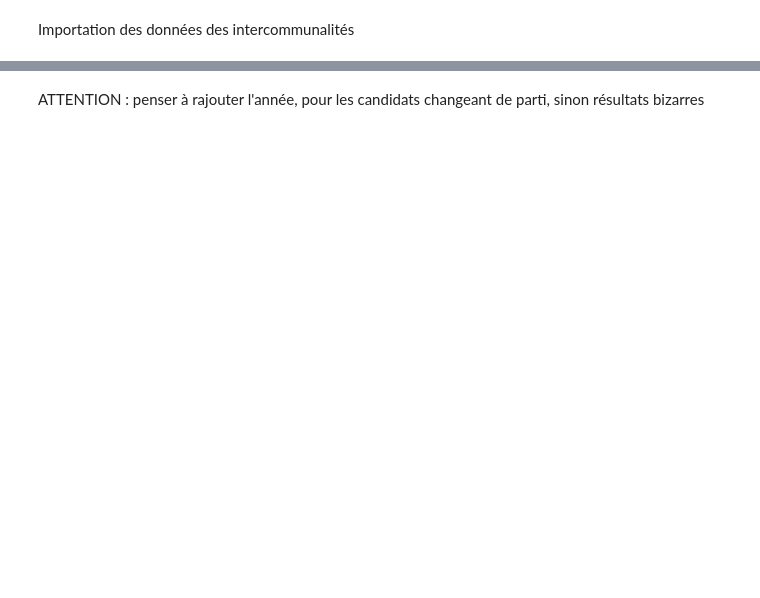
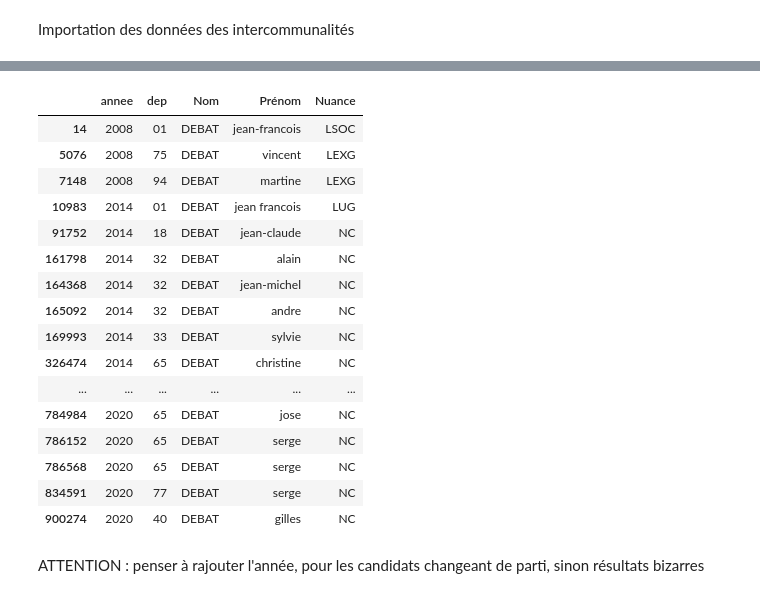
Before and after one commit to xdalp/projet3A, a Jupyter notebook: vote.ipynb, the cells around one changed output, grey strips where cells are left out. Drawn from its saved outputs; the diff is of its cells as text; code cells hidden in the pictures; blank space fills up the shorter version.

```diff
--- a/vote.ipynb
+++ b/vote.ipynb
@@ -107,3 +141,23 @@ grp_2019.head()
+# %%
+liste_candidats_nuance[liste_candidats_nuance['Nom'] == "DEBAT"]
+# %% [output]
+|  | annee | dep | Nom | Prénom | Nuance |
+| 14 | 2008 | 01 | DEBAT | jean-francois | LSOC |
+| 5076 | 2008 | 75 | DEBAT | vincent | LEXG |
+| 7148 | 2008 | 94 | DEBAT | martine | LEXG |
+| 10983 | 2014 | 01 | DEBAT | jean francois | LUG |
+| 91752 | 2014 | 18 | DEBAT | jean-claude | NC |
+| 161798 | 2014 | 32 | DEBAT | alain | NC |
+| 164368 | 2014 | 32 | DEBAT | jean-michel | NC |
+| 165092 | 2014 | 32 | DEBAT | andre | NC |
+| 169993 | 2014 | 33 | DEBAT | sylvie | NC |
+| 326474 | 2014 | 65 | DEBAT | christine | NC |
+| ... | ... | ... | ... | ... | ... |
+| 784984 | 2020 | 65 | DEBAT | jose | NC |
+| 786152 | 2020 | 65 | DEBAT | serge | NC |
+| 786568 | 2020 | 65 | DEBAT | serge | NC |
+| 834591 | 2020 | 77 | DEBAT | serge | NC |
+| 900274 | 2020 | 40 | DEBAT | gilles | NC |
 # %% [markdown]
 ATTENTION : penser à rajouter l'année, pour les candidats changeant de parti, sinon résultats bizarres
 # %%
```
Also changed, not shown: parts of 14 cells of this notebook.
